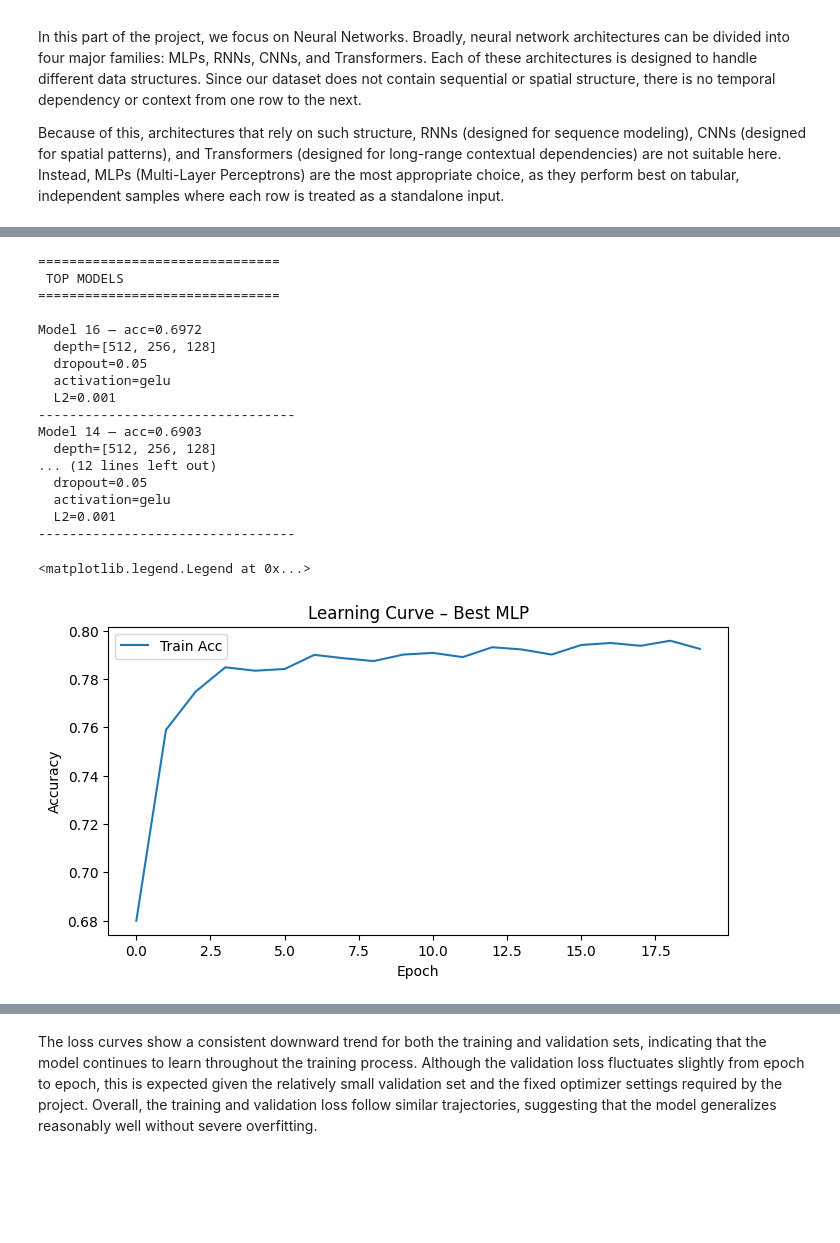
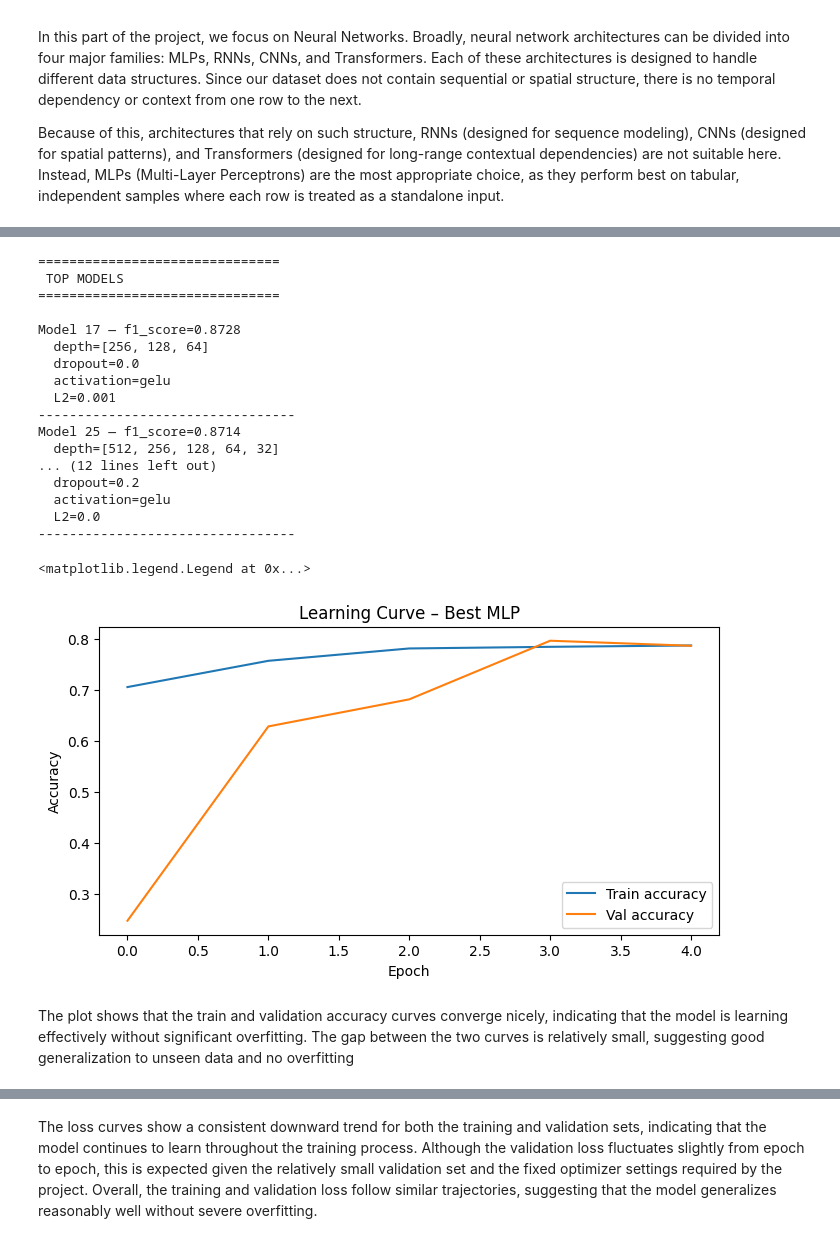
Before and after one commit to NilsHLund/f1-dnf-analysis, a Jupyter notebook: 41/code.ipynb, the cells around one changed output, grey strips where cells are left out. Cells and saved outputs as stored; diff of their text form; code cells hidden in the pictures; blank space fills up the shorter version.

```diff
--- a/41/code.ipynb
+++ b/41/code.ipynb
@@ -121,22 +119,31 @@ from sklearn.model_selection import GridSearchCV
 from sklearn.preprocessing import StandardScaler
 
 def hypersolve(model,param_grid, X_train, y_train):
+    # 1. Create the pipeline model
     pipe = Pipeline([
         ('scaler', StandardScaler()),
         ('model', model)
     ])
 
+    # 2. Construct the `GridSearchCV` object as was done in part 5.2
     gs = GridSearchCV(
         estimator=pipe,
         param_grid=param_grid,
-        scoring='f1',
+        scoring='accuracy',
         cv=3,
-        refit='f1'
+        refit='accuracy'
     )
 
+    # 3. Run the grid search
     gs = gs.fit(X_train, y_train)
+
+    # 4. Run `unpack_gridsearch` to obtain the results dictionary.
     result = unpack_gridsearch(gs)
+
+    # 5. Plot the result with `plot_grid_result`
     plot_grid_result(result)
+
+    # 6. return result
     return result
 # %% [markdown]
 ## **Part_1_Dataprossesing**
@@ -693,6 +693,7 @@ In this section, we:
 # %%
 # Configuration
 RANDOM_STATE = 42
+DATA_PATH = "processed_data.csv"
 
 # Helper function to print evaluation metrics
 def evaluate_model(name, y_true, y_pred):
@@ -703,15 +704,15 @@ def evaluate_model(name, y_true, y_pred):
     print(f"F1       : {f1_score(y_true, y_pred):.4f}")
 
 # Load dataset
-df = pd.DataFrame(encoded_data)
+df = pd.read_csv(DATA_PATH)
 
 # Quick sanity checks
 print("Dataset shape:", df.shape)
 print("\nColumns:\n", df.columns.tolist())
 
 print("\nTarget distribution (counts):")
-print(df["target_dnf"].value_counts())
+print(df["target_finish"].value_counts())
 
 print("\nTarget distribution (proportions):")
-print(df["target_dnf"].value_counts(normalize=True))
+print(df["target_finish"].value_counts(normalize=True))
 # %% [output]
@@ -746,15 +732,15 @@ label vector `y` uses `target_dnf` (1 = DNF, 0 = finish).
 
 cutoff_year = 2015
 
-
+# Use the loaded processed dataframe (df) instead of encoded_data
 train_data = df[df["year"] <= cutoff_year].copy()
 test_data  = df[df["year"] >  cutoff_year].copy()
 
 # Feature matrix X excludes both target columns
-X_train = train_data.drop(columns=["target_dnf"])
+X_train = train_data.drop(columns=["target_finish", "target_dnf"])
 y_train = train_data["target_dnf"]
 
-X_test  = test_data.drop(columns=["target_dnf"])
+X_test  = test_data.drop(columns=["target_finish", "target_dnf"])
 y_test  = test_data["target_dnf"]
 
 print("Training size (X, y):", X_train.shape, ",", len(y_train))
@@ -1206,14 +1213,14 @@ L2:         0.001
 
 # SORT AND PRINT RESULTS
 
-results_sorted = sorted(results, key=lambda x: x["test_acc"], reverse=True)
+results_sorted = sorted(results, key=lambda x: x["val_f1_last"], reverse=True)
 
 print("\n===============================")
 print(" TOP MODELS")
 print("===============================\n")
 
 for r in results_sorted[:4]:
-    print(f"Model {r['model_id']} — acc={r['test_acc']:.4f}")
+    print(f"Model {r['model_id']} — f1_score={r['val_f1_last']:.4f}")
     print(f"  depth={r['depth']}")
     print(f"  dropout={r['dropout']}")
     print(f"  activation={r['activation']}")
@@ -1224,29 +1231,32 @@ for r in results_sorted[:4]:
  TOP MODELS
 ===============================
 
-Model 16 — acc=0.6972
-  depth=[512, 256, 128]
-  dropout=0.05
+Model 17 — f1_score=0.8728
+  depth=[256, 128, 64]
+  dropout=0.0
   activation=gelu
   L2=0.001
 ---------------------------------
-Model 14 — acc=0.6903
-  depth=[512, 256, 128]
+Model 25 — f1_score=0.8714
+  depth=[512, 256, 128, 64, 32]
 ... (12 lines left out)
-  dropout=0.05
+  dropout=0.2
   activation=gelu
-  L2=0.001
+  L2=0.0
 ---------------------------------
 # %%
-best = results_sorted[0]["history"]
+best = results_sorted[0]
 
 plt.figure(figsize=(8,4))
-plt.plot(best["accuracy"], label="Train Acc")
+plt.plot(best["train_acc_curve"], label="Train accuracy")
+plt.plot(best["val_acc_curve"], label="Val accuracy")
 plt.title("Learning Curve – Best MLP")
 plt.xlabel("Epoch")
 plt.ylabel("Accuracy")
 plt.legend()
 # %% [output]
 <matplotlib.legend.Legend at 0x...>
-[figure, old version]
+[figure, new version]
+# %% [markdown]
+The plot shows that the train and validation accuracy curves converge nicely, indicating that the model is learning effectively without significant overfitting. The gap between the two curves is relatively small, suggesting good generalization to unseen data and no overfitting
 # %%
```
Also changed, not shown: parts of 11 cells of this notebook.
